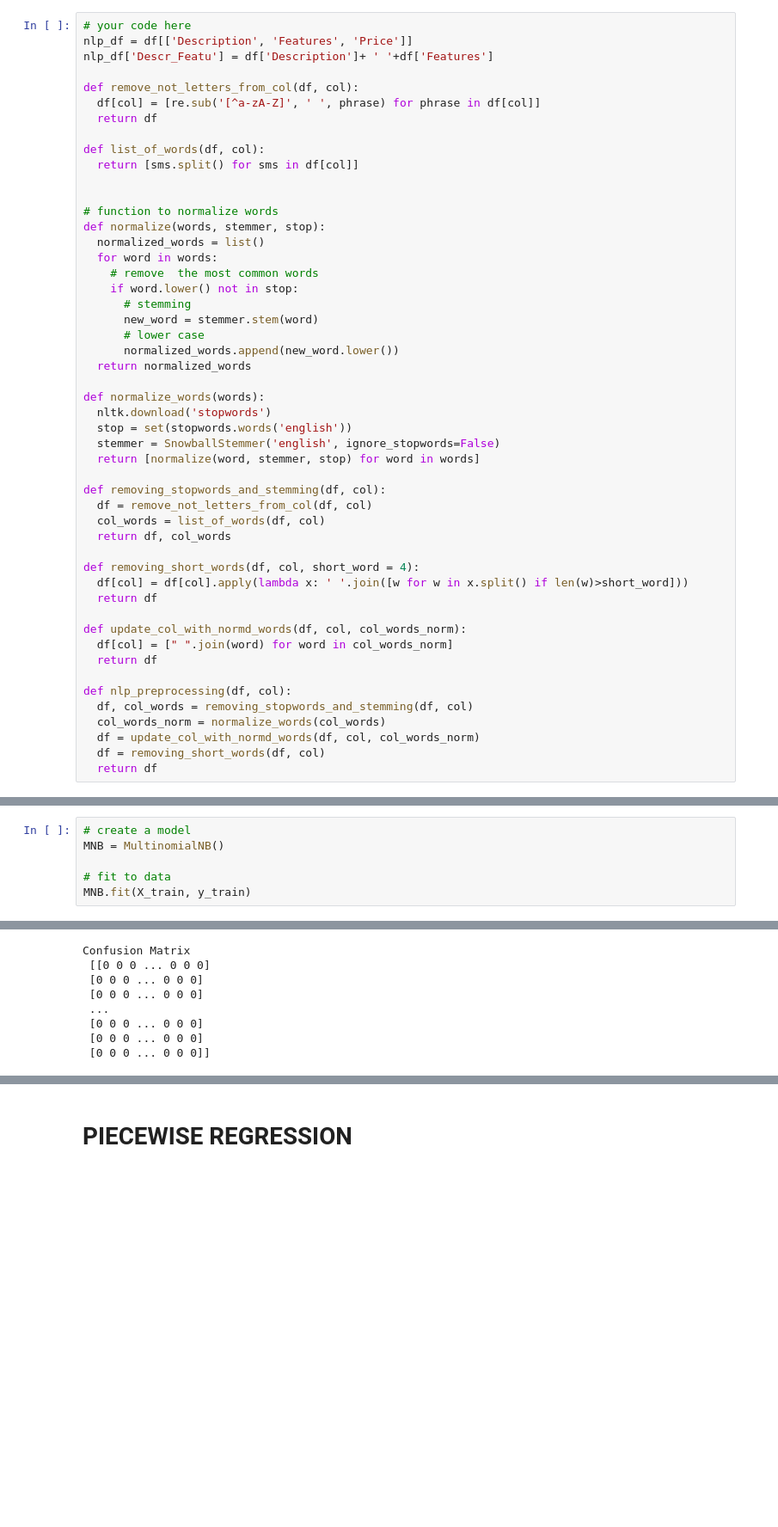
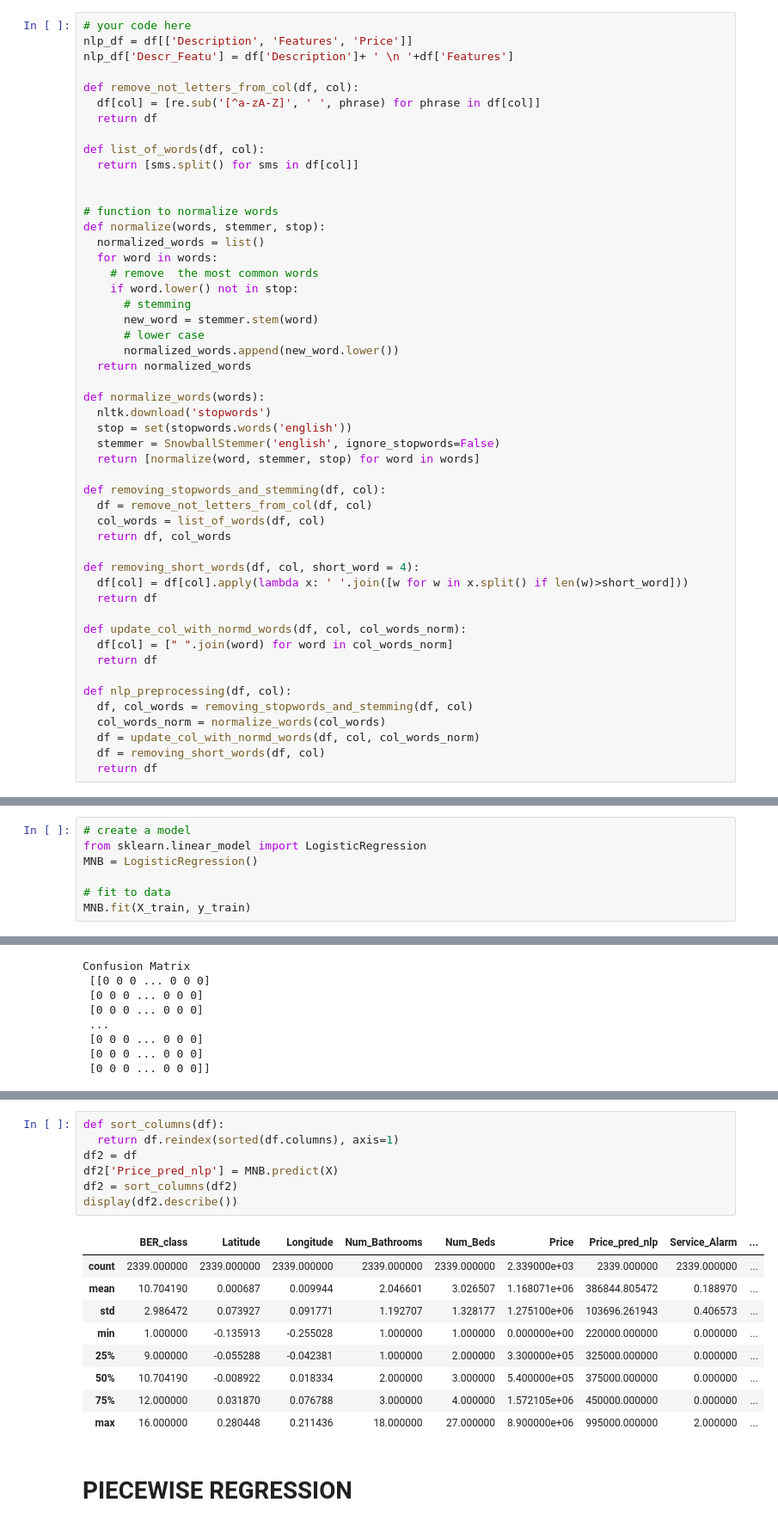
Before and after one commit to tomkeane07/AI-Projects-UL, a Jupyter notebook: semester3/MachineLearningApplications/E3/E3.ipynb, the cells around one changed output, grey strips where cells are left out. Shown at 86% size. Drawn from its saved outputs; the diff is of its cells as text; blank space fills up the shorter version.

```diff
--- a/semester3/MachineLearningApplications/E3/E3.ipynb
+++ b/semester3/MachineLearningApplications/E3/E3.ipynb
@@ -432,7 +421,7 @@ Similarly **Location** not a useful column.
 # %%
 # your code here
 nlp_df = df[['Description', 'Features', 'Price']]
-nlp_df['Descr_Featu'] = df['Description']+ ' '+df['Features']
+nlp_df['Descr_Featu'] = df['Description']+ ' \n '+df['Features']
 
 def remove_not_letters_from_col(df, col):
   df[col] = [re.sub('[^a-zA-Z]', ' ', phrase) for phrase in df[col]]
@@ -517,7 +510,8 @@ display(sns.countplot(y))
 [figure]
 # %%
 # create a model
-MNB = MultinomialNB()
+from sklearn.linear_model import LogisticRegression
+MNB = LogisticRegression()
 
 # fit to data
 MNB.fit(X_train, y_train)
@@ -614,3 +596,20 @@ plt.show()
+# %%
+def sort_columns(df):
+  return df.reindex(sorted(df.columns), axis=1)
+df2 = df
+df2['Price_pred_nlp'] = MNB.predict(X)
+df2 = sort_columns(df2)
+display(df2.describe())
+# %% [output]
+|  | BER_class | Latitude | Longitude | Num_Bathrooms | Num_Beds | Price | Price_pred_nlp | Service_Alarm | ... |
+| count | 2339.000000 | 2339.000000 | 2339.000000 | 2339.000000 | 2339.000000 | 2.339000e+03 | 2339.000000 | 2339.000000 | ... |
+| mean | 10.704190 | 0.000687 | 0.009944 | 2.046601 | 3.026507 | 1.168071e+06 | 386844.805472 | 0.188970 | ... |
+| std | 2.986472 | 0.073927 | 0.091771 | 1.192707 | 1.328177 | 1.275100e+06 | 103696.261943 | 0.406573 | ... |
+| min | 1.000000 | -0.135913 | -0.255028 | 1.000000 | 1.000000 | 0.000000e+00 | 220000.000000 | 0.000000 | ... |
+| 25% | 9.000000 | -0.055288 | -0.042381 | 1.000000 | 2.000000 | 3.300000e+05 | 325000.000000 | 0.000000 | ... |
+| 50% | 10.704190 | -0.008922 | 0.018334 | 2.000000 | 3.000000 | 5.400000e+05 | 375000.000000 | 0.000000 | ... |
+| 75% | 12.000000 | 0.031870 | 0.076788 | 3.000000 | 4.000000 | 1.572105e+06 | 450000.000000 | 0.000000 | ... |
+| max | 16.000000 | 0.280448 | 0.211436 | 18.000000 | 27.000000 | 8.900000e+06 | 995000.000000 | 2.000000 | ... |
 # %% [markdown]
 # PIECEWISE REGRESSION
 # %% [markdown]
```
Also changed, not shown: parts of 13 cells of this notebook.
